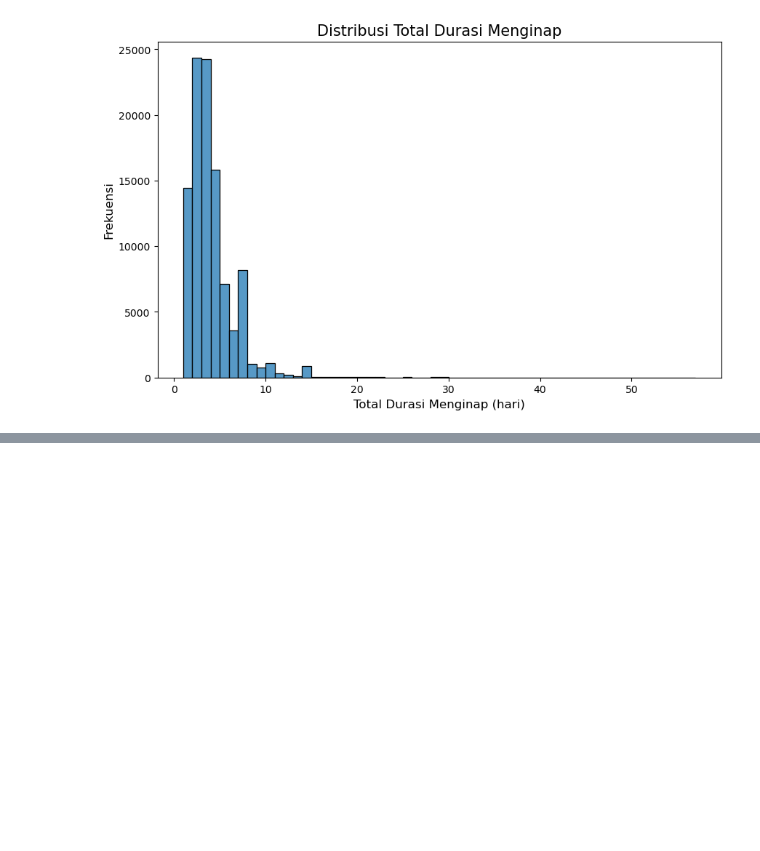
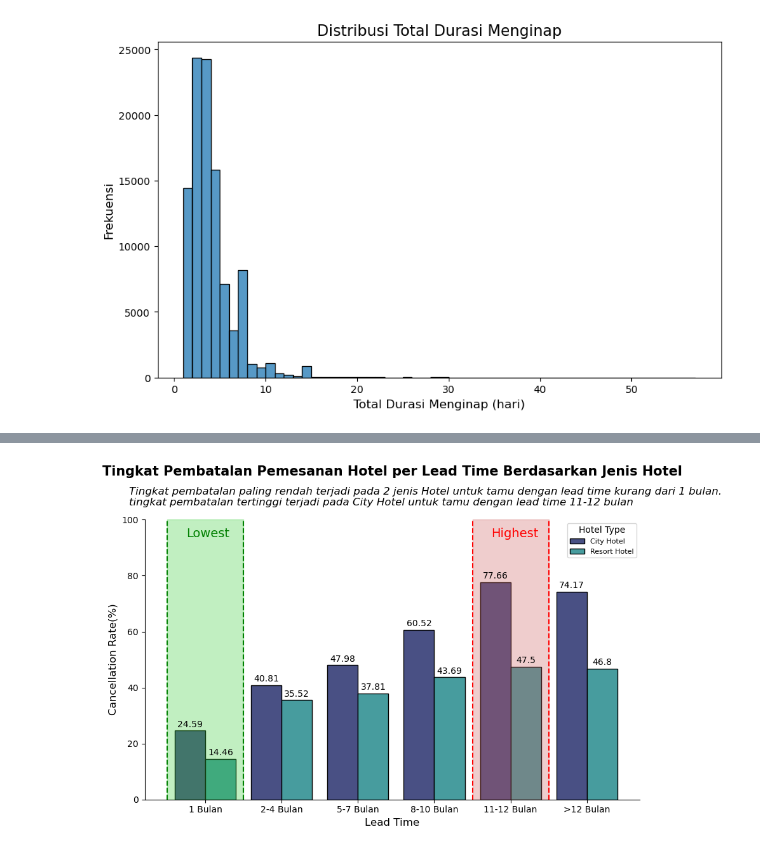
Before and after one commit to LimatanL/investigate-hotel-business-using-data-visualization, a Jupyter notebook: data_preparation.ipynb, the cells around one changed output, grey strips where cells are left out. Cells and saved outputs as stored; diff of their text form; code cells hidden in the pictures; blank space fills up the shorter version.

```diff
--- a/data_preparation.ipynb
+++ b/data_preparation.ipynb
@@ -492,0 +514,10 @@ plt.tight_layout()
+# %%
+lead_hotel = df_eda.groupby(['hotel','lt_group', 'is_canceled']).agg({'adr':'count'}).reset_index()
+lead_hotel.rename(columns={'adr': 'cnt_booking'}, inplace=True)
+
+df_lt = lead_hotel.groupby(['hotel','lt_group']).agg({'cnt_booking':'sum'}).reset_index()
+df_lt.rename(columns={'cnt_booking': 'sum_booking'}, inplace=True)
+lead_hotel = lead_hotel.merge(df_lt, on=['hotel','lt_group'])
+
+lead_hotel['cancellation_rate'] = round((lead_hotel['cnt_booking']/lead_hotel['sum_booking']*100), 2)
+lead_hotel.head()
@@ -492,0 +531,3 @@ plt.tight_layout()
+# %%
+lead_hotel = lead_hotel[lead_hotel['is_canceled']==1].sort_values('lt_group', ascending=True)
+lead_hotel
@@ -492,0 +548,30 @@ plt.tight_layout()
+# %%
+fig, ax = plt.subplots(figsize=(10, 6))
+plt.title("Tingkat Pembatalan Pemesanan Hotel per Lead Time Berdasarkan Jenis Hotel", fontsize=15, color='black', weight='bold', pad=50)
+plt.text(x=-1, y=105, s="Tingkat pembatalan paling rendah terjadi pada 2 jenis Hotel untuk tamu dengan lead time kurang dari 1 bulan.\ntingkat pembatalan tertinggi terjadi pada City Hotel untuk tamu dengan lead time 11-12 bulan", fontsize=12, fontstyle='italic')
+sns.barplot(x='lt_group', y='cancellation_rate', data=lead_hotel, hue='hotel', order=['1 Bulan', '2-4 Bulan', '5-7 Bulan', '8-10 Bulan', '11-12 Bulan', '>12 Bulan'], edgecolor='black', palette='mako')
+
+plt.xlabel('Lead Time', fontsize=12)
+plt.ylabel('Cancellation Rate(%)', fontsize=12)
+plt.ylim(0, 100)
+
+plt.bar_label(ax.containers[0], padding=2)
+plt.bar_label(ax.containers[1], padding=2)
+
+plt.axvline(3.5, ls='--', color='red')
+plt.axvline(4.5, ls='--', color='red')
+plt.stackplot(np.arange(3.5,5.5), [[100]], color='indianred', alpha=0.3)
+plt.text(x=3.75, y=95, s='Highest', fontsize=14, color='red', va='center')
+
+plt.axvline(0.5, ls='--', color='green')
+plt.axvline(-0.5, ls='--', color='green')
+plt.stackplot(np.arange(-0.5,1.5), [[100]], color='limegreen', alpha=0.3)
+plt.text(x=-0.25, y=95, s='Lowest', fontsize=14, color='green', va='center')
+
+plt.legend(title='Hotel Type', prop={'size':8}, loc=1)
+
+sns.despine()
+plt.tight_layout()
+plt.show()
+# %% [output]
+[figure, added]
```
Also changed, not shown: parts of 8 cells of this notebook, 2 other files.
